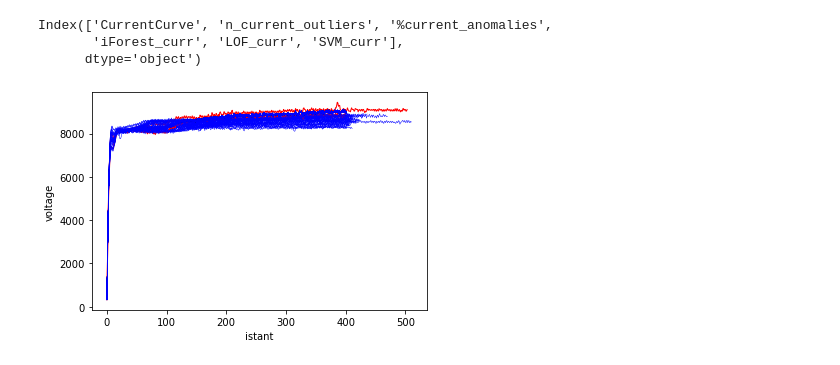
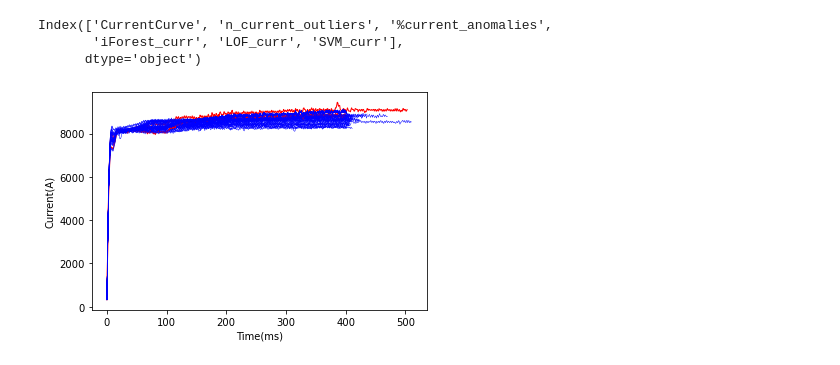
Before and after one commit to DavideMobilia/Anomaly-Detection, a Jupyter notebook: Scripts/Anomaly Analysis.ipynb, the cells around one changed output. Saved outputs shown, nothing was run; the diff lists cells and outputs as text; code cells hidden in the pictures.

Commit message:
added plots

```diff
--- a/Scripts/Anomaly Analysis.ipynb
+++ b/Scripts/Anomaly Analysis.ipynb
@@ -93,15 +93,15 @@ Index(['CurrentCurve', 'n_current_outliers', '%current_anomalies',
        'iForest_curr', 'LOF_curr', 'SVM_curr'],
       dtype='object')
 # %%
-plt.xlabel("istant")
-plt.ylabel("voltage")
-for i in range(100):
+plt.xlabel("Time(ms)")
+plt.ylabel("Current(A)")
+for i in range(50):
     if val_indice["iForest_curr"][i]==1:
         colore="blue"
         plt.plot(val_indice["CurrentCurve"][i],c=colore,linewidth=0.5)
     else:
         colore="red"
         plt.plot(val_indice["CurrentCurve"][i],c=colore,linewidth=1)
 plt.show()
 # %% [output]
-[figure, old version]
+[figure, new version]
```
Also changed, not shown: parts of 1 cell of this notebook.
